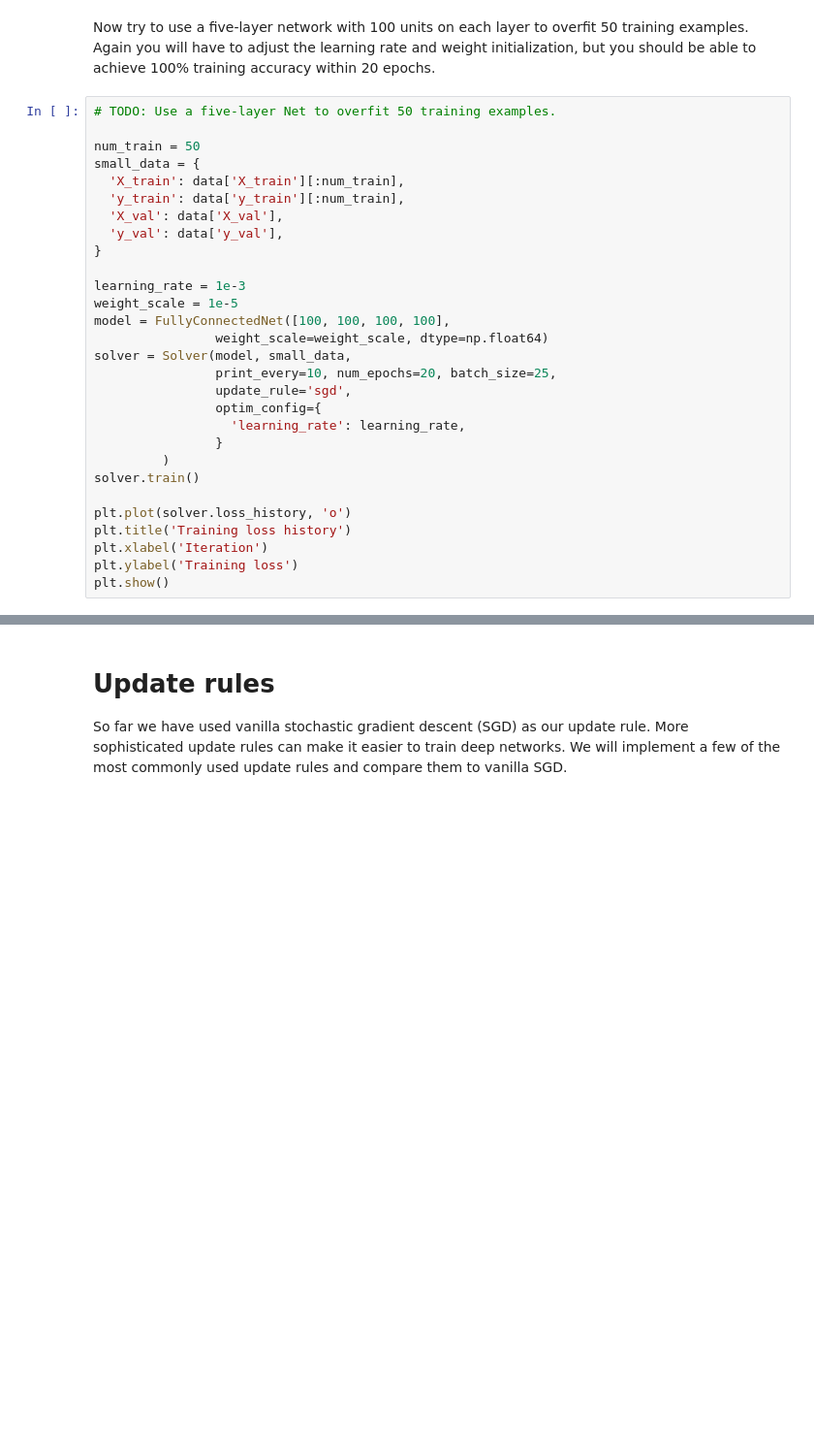
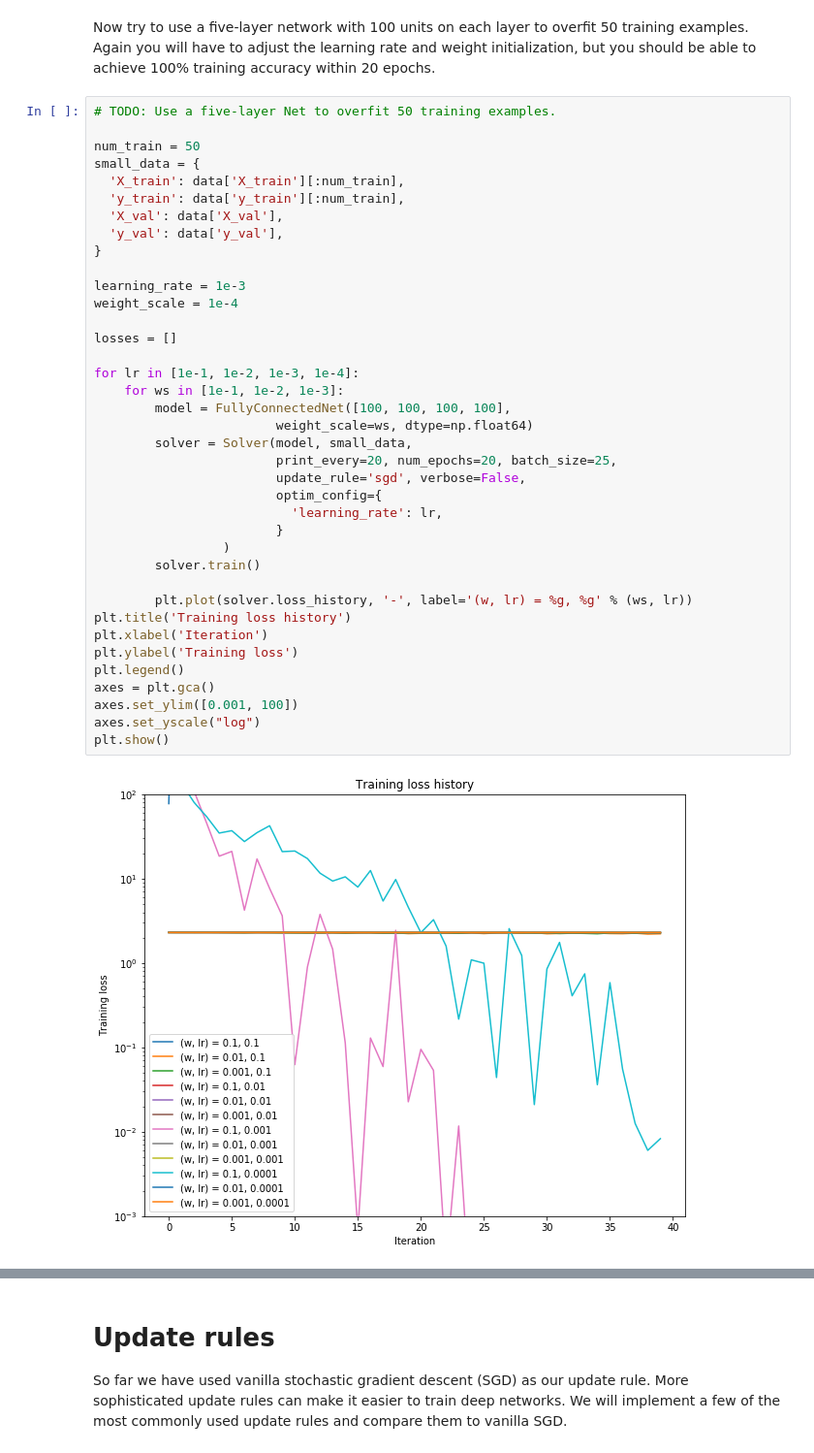
Before and after one commit to hemmer/cs231n, a Jupyter notebook: assignment2/FullyConnectedNets.ipynb, the cells around one changed output, grey strips where cells are left out. Shown at 97% size. Drawn from its saved outputs; the diff is of its cells as text; blank space fills up the shorter version.

```diff
--- a/assignment2/FullyConnectedNets.ipynb
+++ b/assignment2/FullyConnectedNets.ipynb
@@ -406,32 +465,43 @@ Now try to use a five-layer network with 100 units on each layer to overfit 50 t
 # %%
 # TODO: Use a five-layer Net to overfit 50 training examples.
 
 num_train = 50
 small_data = {
   'X_train': data['X_train'][:num_train],
   'y_train': data['y_train'][:num_train],
   'X_val': data['X_val'],
   'y_val': data['y_val'],
 }
 
 learning_rate = 1e-3
-weight_scale = 1e-5
-model = FullyConnectedNet([100, 100, 100, 100],
-                weight_scale=weight_scale, dtype=np.float64)
-solver = Solver(model, small_data,
-                print_every=10, num_epochs=20, batch_size=25,
-                update_rule='sgd',
-                optim_config={
-                  'learning_rate': learning_rate,
-                }
-         )
-solver.train()
+weight_scale = 1e-4
 
-plt.plot(solver.loss_history, 'o')
+losses = []
+
+for lr in [1e-1, 1e-2, 1e-3, 1e-4]:
+    for ws in [1e-1, 1e-2, 1e-3]:
+        model = FullyConnectedNet([100, 100, 100, 100],
+                        weight_scale=ws, dtype=np.float64)
+        solver = Solver(model, small_data,
+                        print_every=20, num_epochs=20, batch_size=25,
+                        update_rule='sgd', verbose=False,
+                        optim_config={
+                          'learning_rate': lr,
+                        }
+                 )
+        solver.train()
+
+        plt.plot(solver.loss_history, '-', label='(w, lr) = %g, %g' % (ws, lr))
 plt.title('Training loss history')
 plt.xlabel('Iteration')
 plt.ylabel('Training loss')
+plt.legend()
+axes = plt.gca()
+axes.set_ylim([0.001, 100])
+axes.set_yscale("log")
 plt.show()
+# %% [output]
+[figure, added]
 # %% [markdown]
 # Inline question:
 Did you notice anything about the comparative difficulty of training the three-layer net vs training the five layer net?
```
Also changed, not shown: parts of 7 cells of this notebook, 2 other files.
